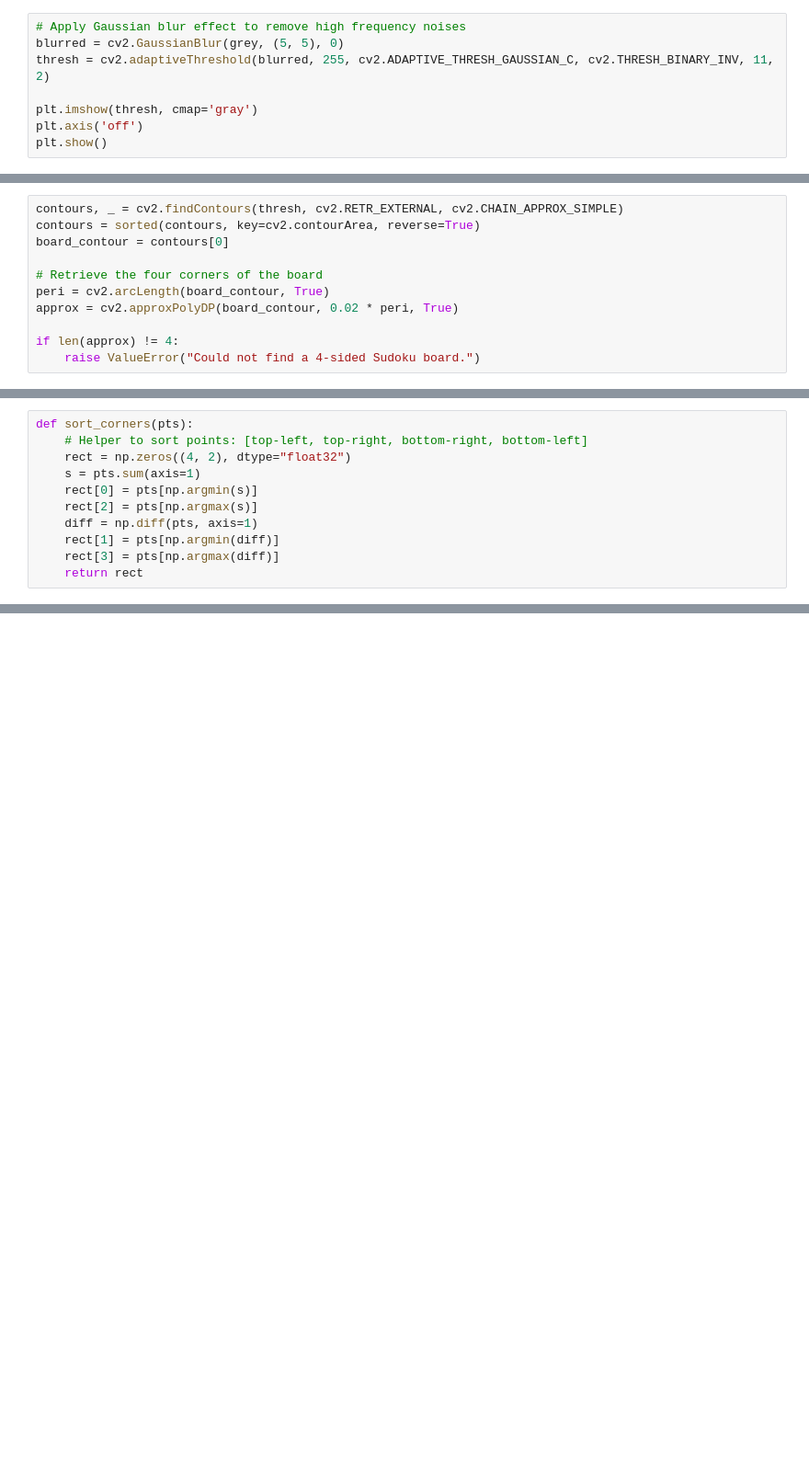
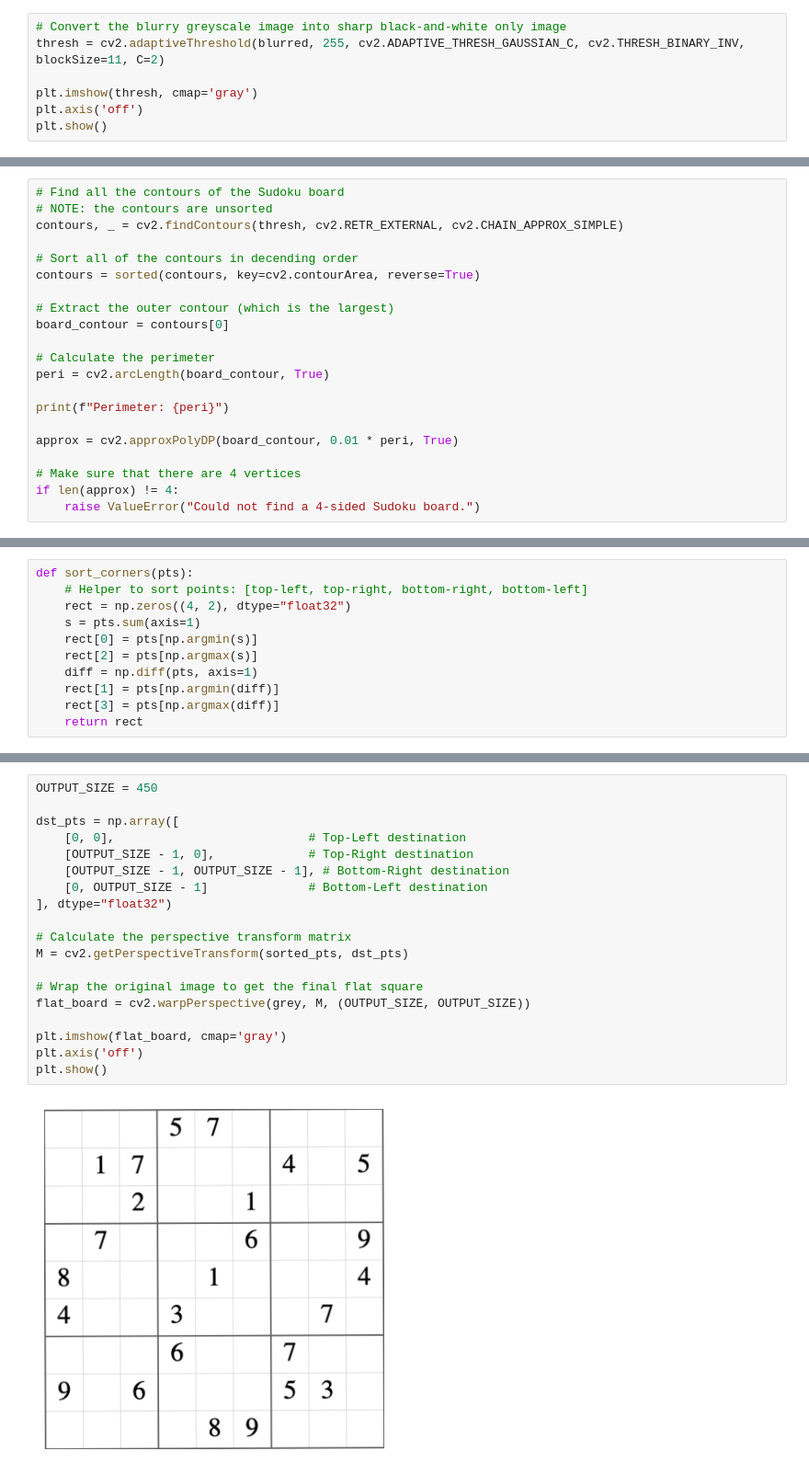
Before and after one commit to neilchen1998/SudoVisionCruncher, a Jupyter notebook: notebooks/find_grid_training.ipynb, the cells around one changed output, grey strips where cells are left out. Shown at 92% size. Drawn from its saved outputs; the diff is of its cells as text; blank space fills up the shorter version.

```diff
--- a/notebooks/find_grid_training.ipynb
+++ b/notebooks/find_grid_training.ipynb
@@ -35,7 +44,6 @@ plt.show()
 # %%
-# Apply Gaussian blur effect to remove high frequency noises
-blurred = cv2.GaussianBlur(grey, (5, 5), 0)
-thresh = cv2.adaptiveThreshold(blurred, 255, cv2.ADAPTIVE_THRESH_GAUSSIAN_C, cv2.THRESH_BINARY_INV, 11, 2)
+# Convert the blurry greyscale image into sharp black-and-white only image
+thresh = cv2.adaptiveThreshold(blurred, 255, cv2.ADAPTIVE_THRESH_GAUSSIAN_C, cv2.THRESH_BINARY_INV, blockSize=11, C=2)
 
 plt.imshow(thresh, cmap='gray')
 plt.axis('off')
@@ -43,13 +51,23 @@ plt.show()
 # %% [output]
 [figure]
 # %%
+# Find all the contours of the Sudoku board
+# NOTE: the contours are unsorted
 contours, _ = cv2.findContours(thresh, cv2.RETR_EXTERNAL, cv2.CHAIN_APPROX_SIMPLE)
+
+# Sort all of the contours in decending order
 contours = sorted(contours, key=cv2.contourArea, reverse=True)
+
+# Extract the outer contour (which is the largest)
 board_contour = contours[0]
 
-# Retrieve the four corners of the board
+# Calculate the perimeter
 peri = cv2.arcLength(board_contour, True)
-approx = cv2.approxPolyDP(board_contour, 0.02 * peri, True)
 
+print(f"Perimeter: {peri}")
+
+approx = cv2.approxPolyDP(board_contour, 0.01 * peri, True)
+
+# Make sure that there are 4 vertices
 if len(approx) != 4:
     raise ValueError("Could not find a 4-sided Sudoku board.")
@@ -86,2 +98,23 @@ plt.show()
+# %%
+OUTPUT_SIZE = 450
+
+dst_pts = np.array([
+    [0, 0],                           # Top-Left destination
+    [OUTPUT_SIZE - 1, 0],             # Top-Right destination
+    [OUTPUT_SIZE - 1, OUTPUT_SIZE - 1], # Bottom-Right destination
+    [0, OUTPUT_SIZE - 1]              # Bottom-Left destination
+], dtype="float32")
+
+# Calculate the perspective transform matrix
+M = cv2.getPerspectiveTransform(sorted_pts, dst_pts)
+
+# Wrap the original image to get the final flat square
+flat_board = cv2.warpPerspective(grey, M, (OUTPUT_SIZE, OUTPUT_SIZE))
+
+plt.imshow(flat_board, cmap='gray')
+plt.axis('off')
+plt.show()
+# %% [output]
+[figure, added]
 # %%
 grid = []
```
Also changed, not shown: parts of 6 cells of this notebook, 1 other file.
